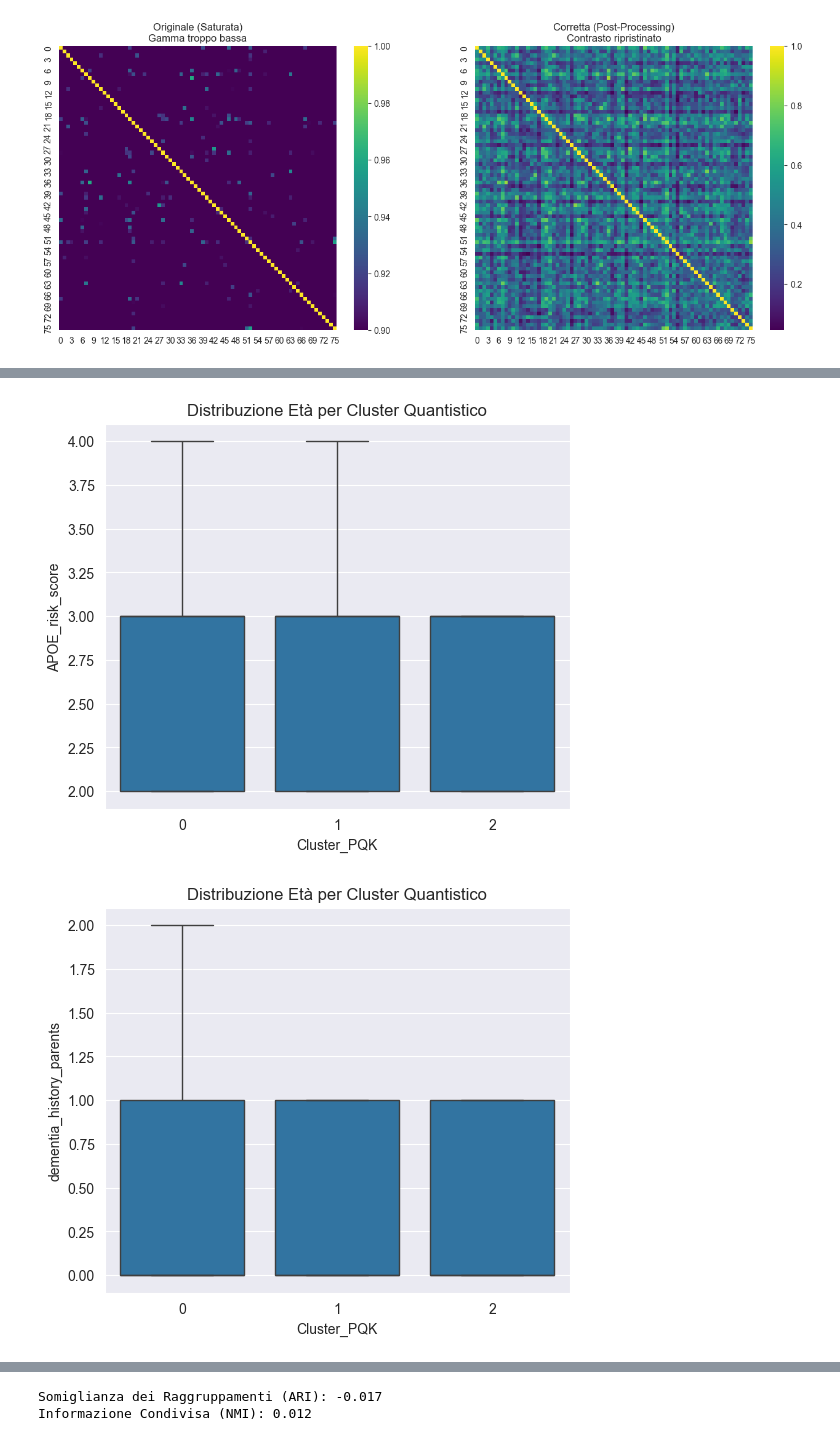
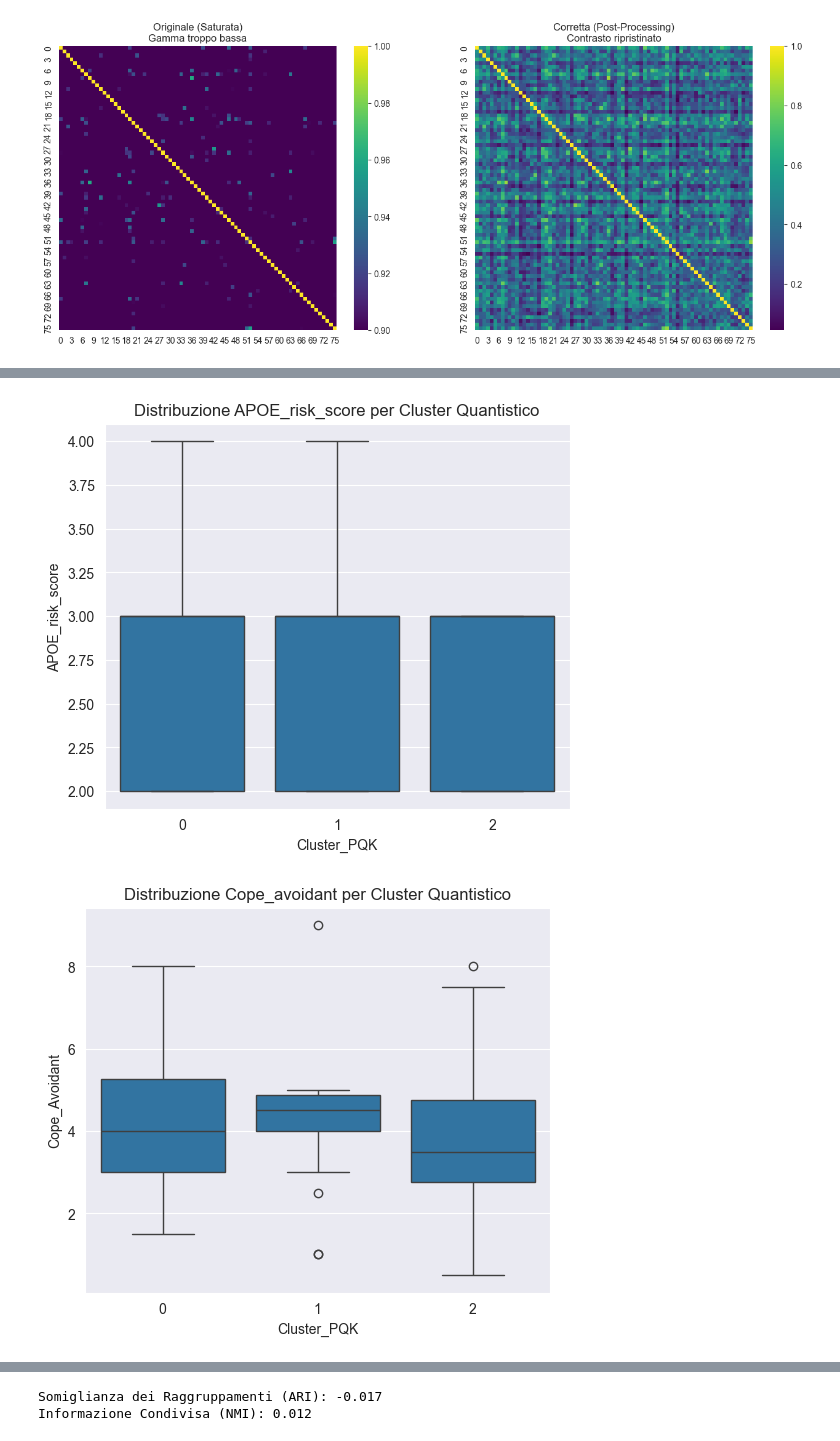
Before and after one commit to Kirjia/Quantheimer-SAD, a Jupyter notebook: Quantum/RealQuantum.ipynb, the cells around one changed output, grey strips where cells are left out. Cells and saved outputs as stored; diff of their text form; code cells hidden in the pictures.

```diff
--- a/Quantum/RealQuantum.ipynb
+++ b/Quantum/RealQuantum.ipynb
@@ -123,17 +119,17 @@ plt.show()
 # %%
 plt.figure(figsize=(6, 5))
 sns.boxplot(x='Cluster_PQK', y='APOE_risk_score', data=df_original)
-plt.title("Distribuzione Età per Cluster Quantistico")
+plt.title("Distribuzione APOE_risk_score per Cluster Quantistico")
 plt.show()
 
 
 plt.figure(figsize=(6, 5))
-sns.boxplot(x='Cluster_PQK', y='dementia_history_parents', data=df_original)
-plt.title("Distribuzione Età per Cluster Quantistico")
+sns.boxplot(x='Cluster_PQK', y='Cope_Avoidant', data=df_original)
+plt.title("Distribuzione Cope_avoidant per Cluster Quantistico")
 plt.show()
 # %% [output]
-[figure, old version]
+[figure, new version]
-[figure, old version]
+[figure, new version]
 # %%
 plt.figure(figsize=(6, 5))
 sns.boxplot(x='Cluster_PQK', y='BDI', data=df_original)
```
Also changed, not shown: parts of 6 cells of this notebook.
